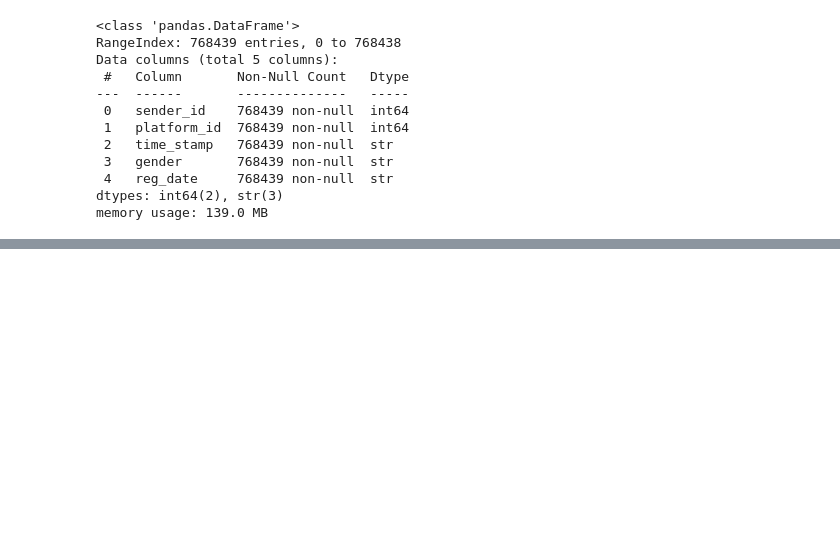
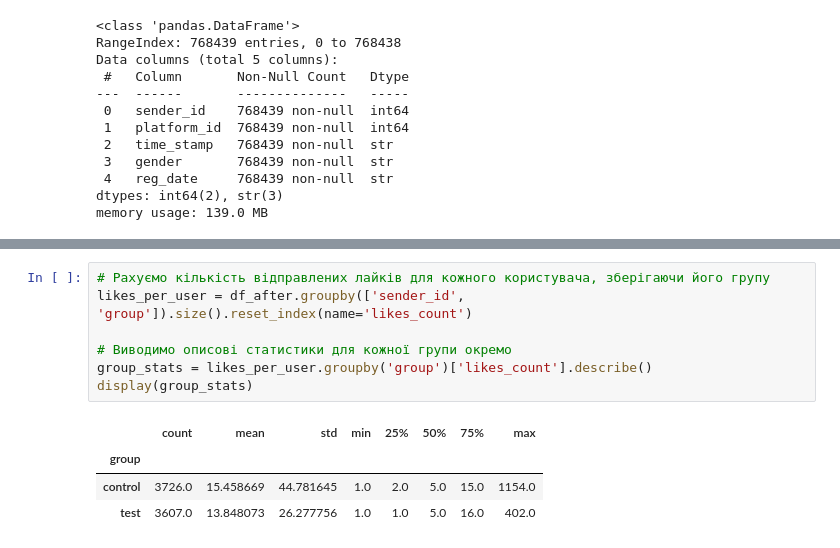
Before and after one commit to Chuchman-Dima/appflame-test, a Jupyter notebook: tasks/AB.ipynb, the cells around one changed output, grey strips where cells are left out. Drawn from its saved outputs; the diff is of its cells as text; blank space fills up the shorter version.

```diff
--- a/tasks/AB.ipynb
+++ b/tasks/AB.ipynb
@@ -25,0 +92,12 @@ memory usage: 139.0 MB
+# %%
+# Рахуємо кількість відправлених лайків для кожного користувача, зберігаючи його групу
+likes_per_user = df_after.groupby(['sender_id', 'group']).size().reset_index(name='likes_count')
+
+# Виводимо описові статистики для кожної групи окремо
+group_stats = likes_per_user.groupby('group')['likes_count'].describe()
+display(group_stats)
+# %% [output]
+|  | count | mean | std | min | 25% | 50% | 75% | max |
+| group |  |  |  |  |  |  |  |  |
+| control | 3726.0 | 15.458669 | 44.781645 | 1.0 | 2.0 | 5.0 | 15.0 | 1154.0 |
+| test | 3607.0 | 13.848073 | 26.277756 | 1.0 | 1.0 | 5.0 | 16.0 | 402.0 |
```
Also changed, not shown: parts of 12 cells of this notebook.
